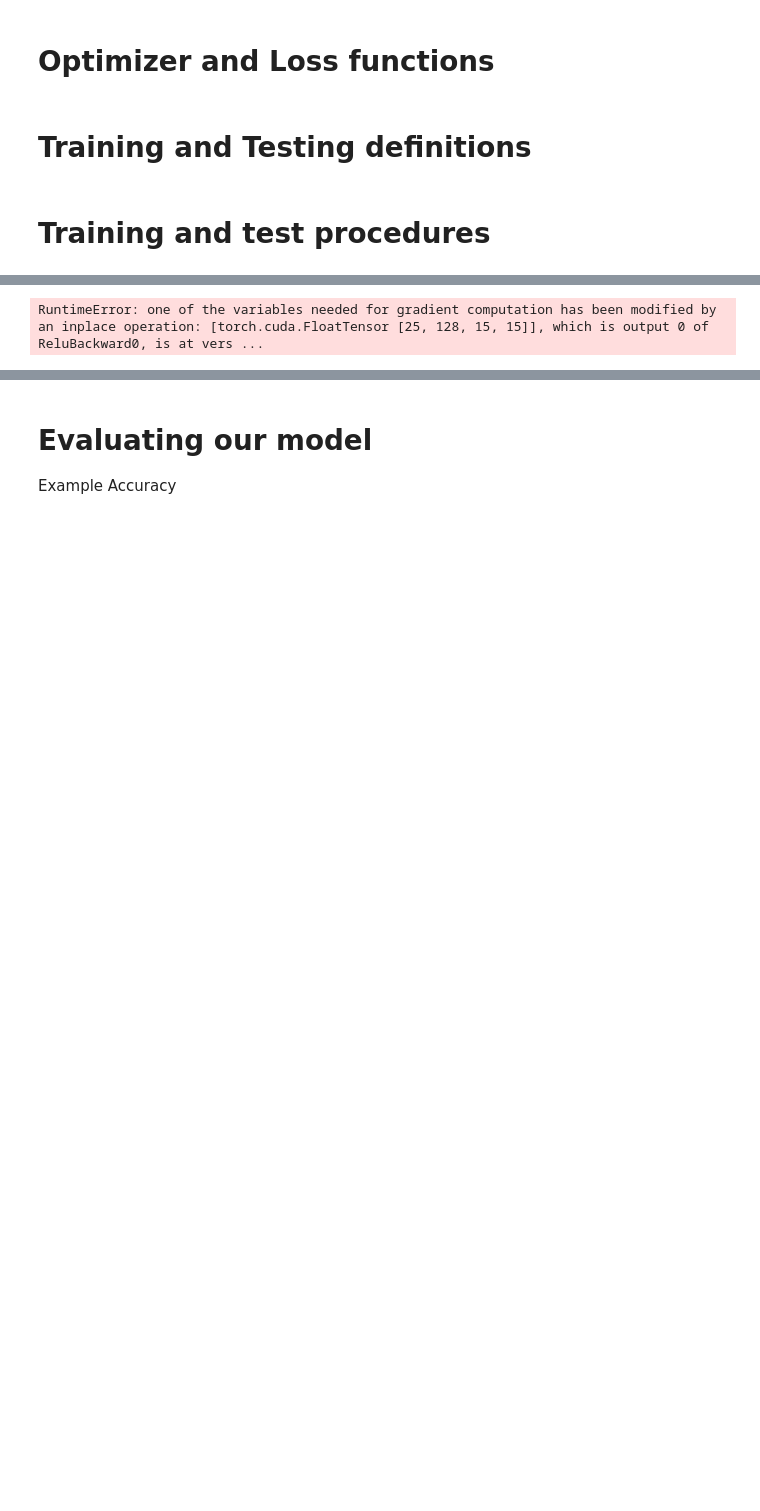
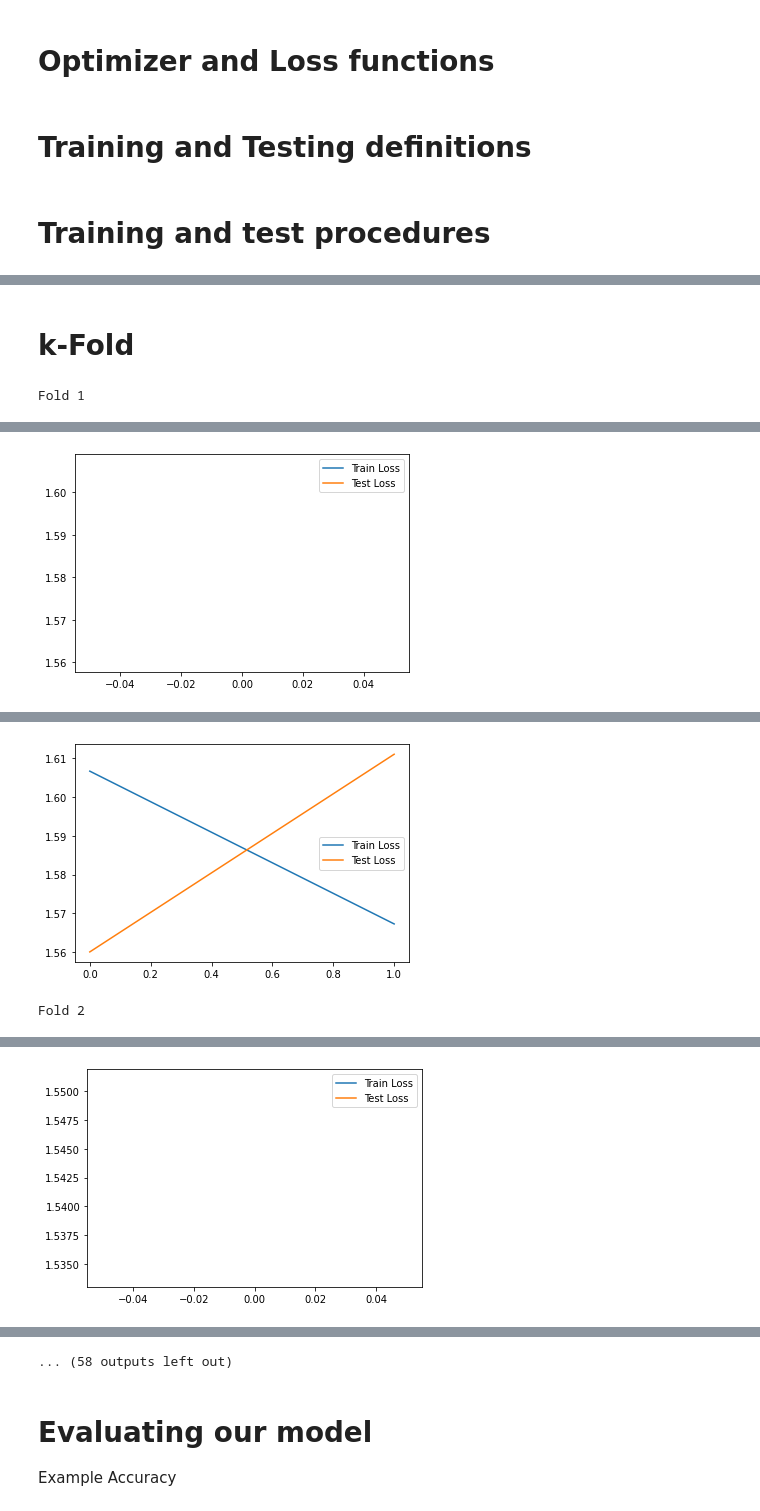
Before and after one commit to LeanderHuyghe/DC1, a Jupyter notebook: k-Fold Implementation.ipynb, the cells around one changed output, grey strips where cells are left out. Drawn from its saved outputs; the diff is of its cells as text; code cells hidden in the pictures; blank space fills up the shorter version.

```diff
--- a/k-Fold Implementation.ipynb
+++ b/k-Fold Implementation.ipynb
@@ -146,8 +146,8 @@ test_y = load_numpy_arr_from_url('https://surfdrive.surf.nl/files/index.php/s/wL
 # %%
 #@title
 # Downloading the images:
-train_x = np.load('C:/Users/lonew/Documents/Data Challenge/data_train_set.npy')
-test_x = np.load('C:/Users/lonew/Documents/Data Challenge/data_test_set.npy')
+train_x = np.load('./data_train_set.npy')
+test_x = np.load('./data_test_set.npy')
 # %% [markdown]
 # Data Augmentation
 # %%
@@ -373,7 +395,7 @@ def test_model(model, test_sampler, loss_function):
 # %% [markdown]
 # Training and test procedures
 # %%
-n_epochs = 10
+n_epochs = 2
 batch_size =25
 # %%
 torch.cuda.empty_cache()
@@ -384,30 +406,48 @@ gc.collect()
+# %% [markdown]
+# k-Fold
+# %%
+from torch.utils.data import ConcatDataset
+from sklearn.model_selection import KFold
+
+
+dataset = ConcatDataset([train_dataset, test_dataset])
+k = 10
+num_epochs = 2
+splits = KFold(n_splits=k,shuffle=True,random_state=42)
+foldperf = {}
 # %%
-# Lets now train and test our model for multiple epochs:
+for fold, (train_idx,val_idx) in enumerate(splits.split(np.arange(len(dataset)))):
 
-train_sampler = BatchSampler(batch_size=batch_size, dataset=train_dataset, balanced=False)
-test_sampler = BatchSampler(batch_size=25, dataset=test_dataset, balanced=False)
+    print('Fold {}'.format(fold + 1))
 
-mean_losses_train = []
-mean_losses_test = []
-accuracies = []
-for e in range(n_epochs):
-  # Training:
-  losses = train_model(model, train_sampler, optimizer, loss_function)
-  # Calculating and printing statistics:
-  mean_loss = sum(losses) / len(losses)
-  mean_losses_train.append(mean_loss)
-  print(f'\nEpoch {e + 1} training done, loss on train set: {mean_loss}\n')
 
-  # Testing:
-  losses = test_model(model, test_sampler, loss_function)
-  # Calculating and printing statistics:
-  mean_loss = sum(losses) / len(losses)
-  mean_losses_test.append(mean_loss)
-  print(f'\nEpoch {e + 1} testing done, loss on test set: {mean_loss}\n')
-  fig, ax = plt.subplots()
-  ax.plot([i.cpu().detach().numpy() for i in mean_losses_train], label='Train Loss')
-  ax.plot([i.cpu().detach().numpy() for i in mean_losses_test], label='Test Loss')
-  ax.legend()
-  plt.show();
+    # Lets now train and test our model for multiple epochs:
+
+    train_sampler = BatchSampler(batch_size=batch_size, dataset=dataset, balanced=False)
+    test_sampler = BatchSampler(batch_size=100, dataset=dataset, balanced=False)
+
+    mean_losses_train = []
+    mean_losses_test = []
+    accuracies = []
+    for e in range(n_epochs):
+            # Training:
+            losses = train_model(model, train_sampler, optimizer, loss_function)
+            # Calculating and printing statistics:
+            mean_loss = sum(losses) / len(losses)
+            mean_losses_train.append(mean_loss)
+            print(f'\nEpoch {e + 1} training done, loss on train set: {mean_loss}\n')
+
+            # Testing:
+            losses = test_model(model, test_sampler, loss_function)
+            # Calculating and printing statistics:
+            mean_loss = sum(losses) / len(losses)
+            mean_losses_test.append(mean_loss)
+            print(f'\nEpoch {e + 1} testing done, loss on test set: {mean_loss}\n')
+
+            fig, ax = plt.subplots()
+            ax.plot([i.cpu().detach().numpy() for i in mean_losses_train], label='Train Loss')
+            ax.plot([i.cpu().detach().numpy() for i in mean_losses_test], label='Test Loss')
+            ax.legend()
+            plt.show();
 # %% [output]
-RuntimeError: one of the variables needed for gradient computation has been modified by an inplace operation: [torch.cuda.FloatTensor [25, 128, 15, 15]], which is output 0 of ReluBackward0, is at vers ...
+Fold 1
@@ -413,0 +456 @@ RuntimeError: one of the variables needed for gradient computation has been modi
+[figure, added]
@@ -413,0 +459,2 @@ RuntimeError: one of the variables needed for gradient computation has been modi
+[figure, added]
+Fold 2
@@ -413,0 +463 @@ RuntimeError: one of the variables needed for gradient computation has been modi
+[figure, added]
@@ -414,3 +465,4 @@ RuntimeError: one of the variables needed for gradient computation has been modi
+... (58 outputs left out)
 # %% [markdown]
 # Evaluating our model
 Example Accuracy
```
Also changed, not shown: parts of 10 cells of this notebook, 1 other file.
